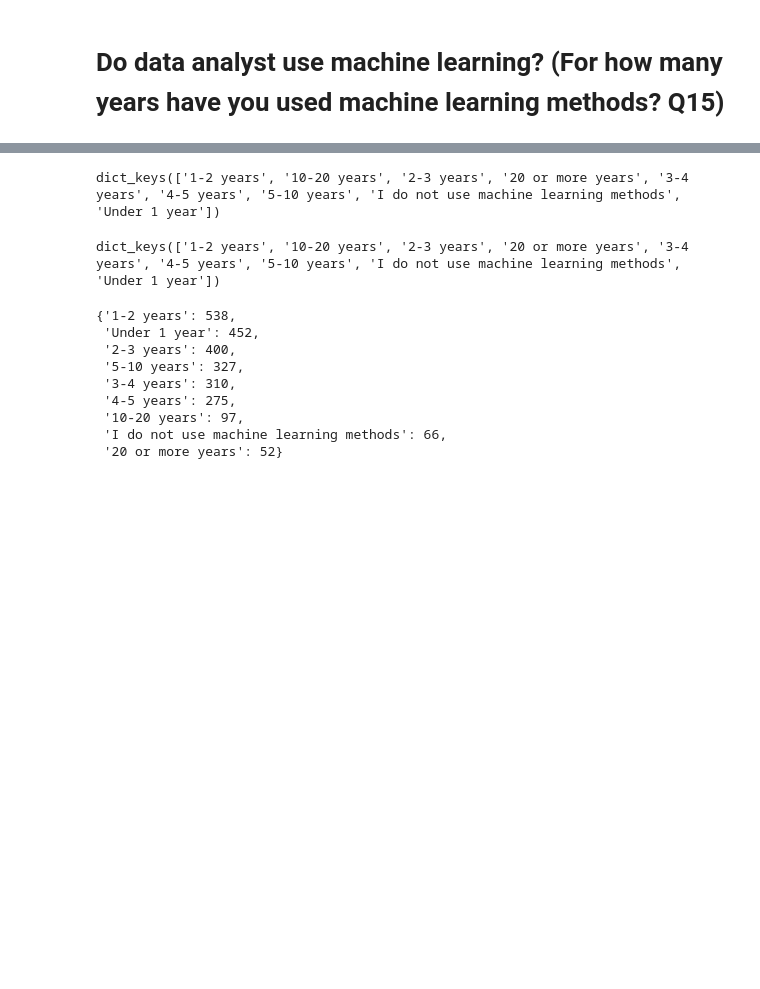
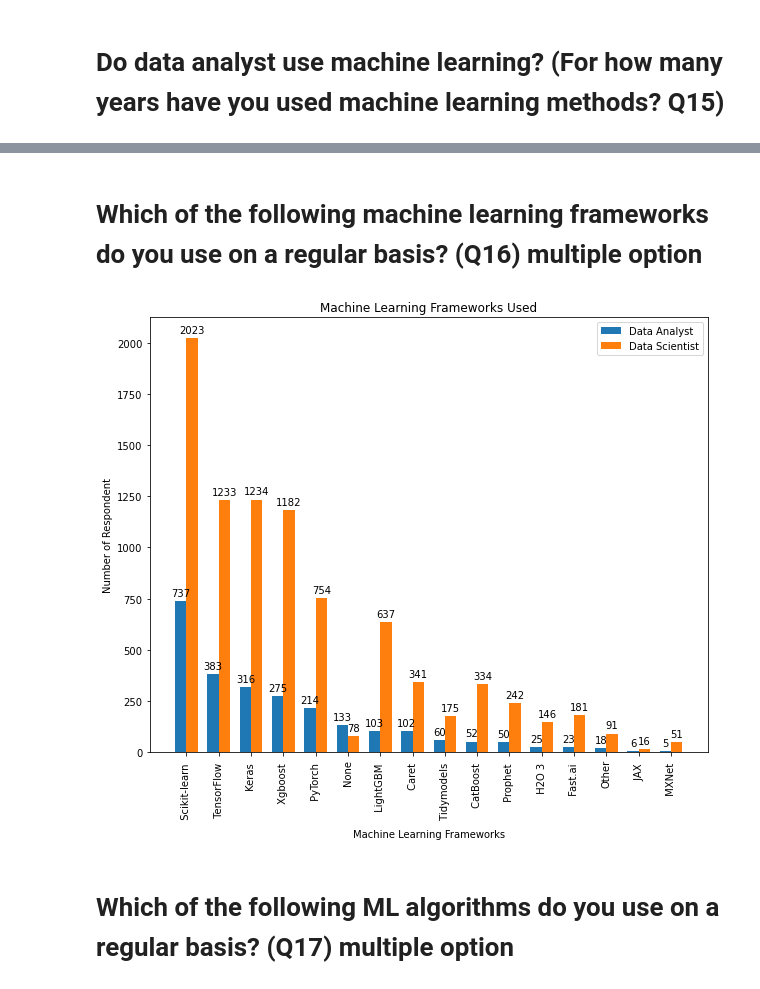
Before and after one commit to leoniemwindari/data-science-survey, a Jupyter notebook: Data Science Survey.ipynb, the cells around one changed output, grey strips where cells are left out. Drawn from its saved outputs; the diff is of its cells as text; code cells hidden in the pictures; blank space fills up the shorter version.

```diff
--- a/Data Science Survey.ipynb
+++ b/Data Science Survey.ipynb
@@ -785,20 +819,20 @@ side_bar(labels_q15, da_q15, 'Data Analyst', ds_q15, 'Data Scientist',  'Years U
-# %%
-labels_q15
-# %% [output]
-dict_keys(['1-2 years', '10-20 years', '2-3 years', '20 or more years', '3-4 years', '4-5 years', '5-10 years', 'I do not use machine learning methods', 'Under 1 year'])
-# %%
-dict(sorted(q15_ds.items())).keys()
-# %% [output]
-dict_keys(['1-2 years', '10-20 years', '2-3 years', '20 or more years', '3-4 years', '4-5 years', '5-10 years', 'I do not use machine learning methods', 'Under 1 year'])
-# %%
-q15_ds
-# %% [output]
-{'1-2 years': 538,
- 'Under 1 year': 452,
- '2-3 years': 400,
- '5-10 years': 327,
- '3-4 years': 310,
- '4-5 years': 275,
- '10-20 years': 97,
- 'I do not use machine learning methods': 66,
- '20 or more years': 52}
+# %% [markdown]
+# Which of the following machine learning frameworks do you use on a regular basis? (Q16) multiple option
+# %%
+#Get the value and the number of respondent using function
+q16_da = mul_q('Q16', data_analyst)
+q16_ds = mul_q('Q16', data_scientist)
+# %%
+#Determine label for bar graph(based on data analyst sorted value)
+q16_label = [i for i in q16_da.keys()]
+
+da_q16 = adjust_val(q16_label, q16_da)
+ds_q16 = adjust_val(q16_label, q16_ds)
+# %%
+#Plot a side by side bar
+side_bar(q16_label, da_q16, 'Data Analyst', ds_q16, 'Data Scientist',  'Machine Learning Frameworks Used',
+         'Machine Learning Frameworks', 'Number of Respondent', 10 ,8)
+# %% [output]
+[figure, added]
+# %% [markdown]
+# Which of the following ML algorithms do you use on a regular basis? (Q17) multiple option
```
Also changed, not shown: parts of 97 cells of this notebook.
